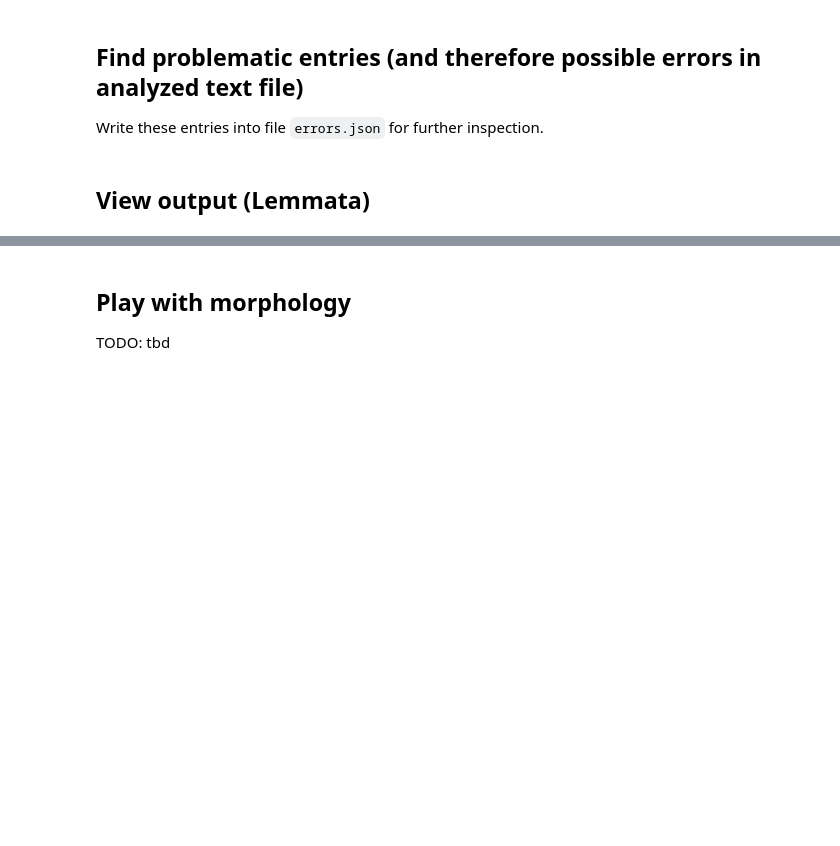
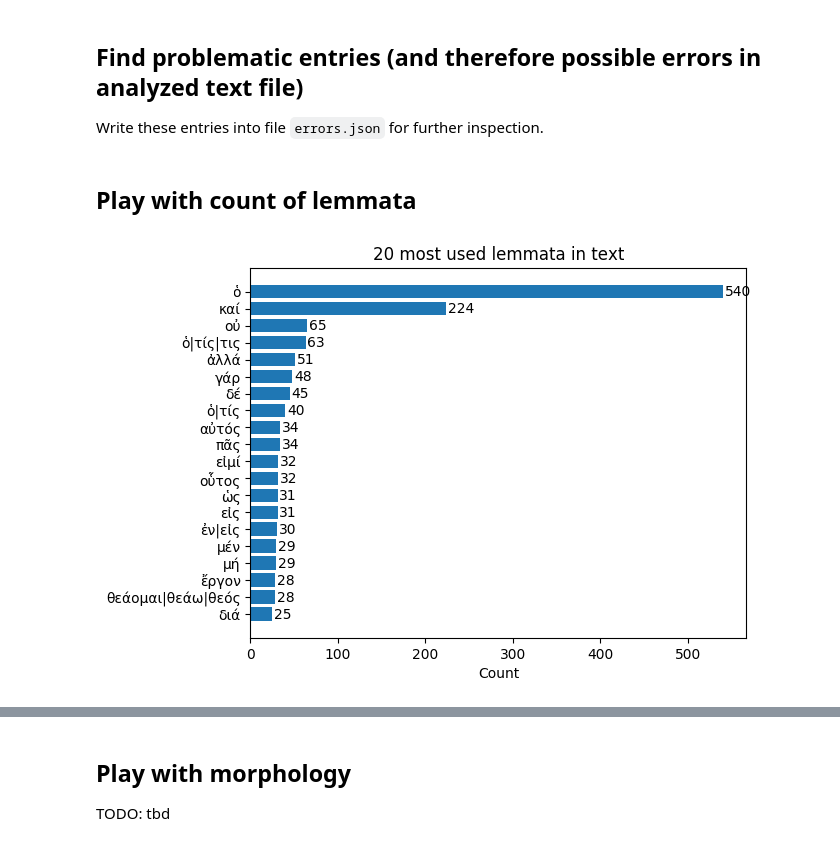
Before and after one commit to pharos-alexandria/notebooks, a Jupyter notebook: MorpheusLemmatizer.ipynb, the cells around one changed output, grey strips where cells are left out. Drawn from its saved outputs; the diff is of its cells as text; code cells hidden in the pictures; blank space fills up the shorter version.

```diff
--- a/MorpheusLemmatizer.ipynb
+++ b/MorpheusLemmatizer.ipynb
@@ -310,7 +312,7 @@ def loadingBar(count,total,size):
 word_breaks = RegexpTokenizer(r'\w+') # whitespace tokenize
 data_file = open('wordlemma.json')
 lemma_data = json.load(data_file)
-with open('/home/stockhausen/cltk_data/multilingual/text/patristic_text_archive_plaintext/pta0001.pta030.pta-grc1.txt', 'r') as f:
+with open('/home/stockhausen/cltk_data/multilingual/text/patristic_text_archive_plaintext/pta0001.pta001.pta-grc1.txt', 'r') as f:
     f = f.read().lower()
     tokens = word_breaks.tokenize(f)
     lemmatized = []
@@ -349,3 +353 @@ with open('errors-pta0001.pta030.pta-grc1.json', 'w') as fout:
     json.dump(errors, fout, indent=4, ensure_ascii=False)
-# %% [markdown]
-## View output (Lemmata)
@@ -357,0 +354,37 @@ print("\n"+" ".join(lemmata))
+# %% [markdown]
+## Play with count of lemmata
+# %%
+lemmata = [d['Lemma'] for d in lemmatized] # change 'Lemma' to 'Word' to play with words
+# extract all lemmata from list and print
+# print("\n"+" ".join(lemmata))
+# save as file:
+# with open('/home/stockhausen/cltk_data/user_data/file_lemmatized.txt', 'w') as f:
+#     f.write(" ".join(lemmata))
+# count instances of lemmata (and remove duplicates)
+lemma_count = {x:lemmata.count(x) for x in lemmata}
+# sort by value in reversed oder (= from most to least)
+lemma_sorted = {k: v for k, v in sorted(lemma_count.items(), key=lambda x: x[1], reverse=True)}
+# only first 20 entries
+lemma20 = {k: lemma_sorted[k] for k in list(lemma_sorted)[:20]}
+lemma20 = {k: v for k, v in sorted(lemma20.items(), key=lambda x: x[1])} # re-sort
+
+## Plot these 20 lemmata
+import matplotlib.pyplot as plt; plt.rcdefaults()
+import numpy as np
+import matplotlib.pyplot as plt
+
+#fig = plt.figure(figsize=(6,10))
+objects = list(lemma20.keys())
+y_pos = np.arange(len(objects))
+performance = list(lemma20.values())
+for i, v in enumerate(performance):
+    plt.text(v +2, i - .25, str(v))
+plt.barh(y_pos, performance, align='center')
+plt.yticks(y_pos, objects)
+plt.xlabel('Count')
+plt.title('20 most used lemmata in text')
+
+plt.show()
+# Biblical books are sorted reversed alphabetical
+# %% [output]
+[figure, added]
```
Also changed, not shown: parts of 7 cells of this notebook.
